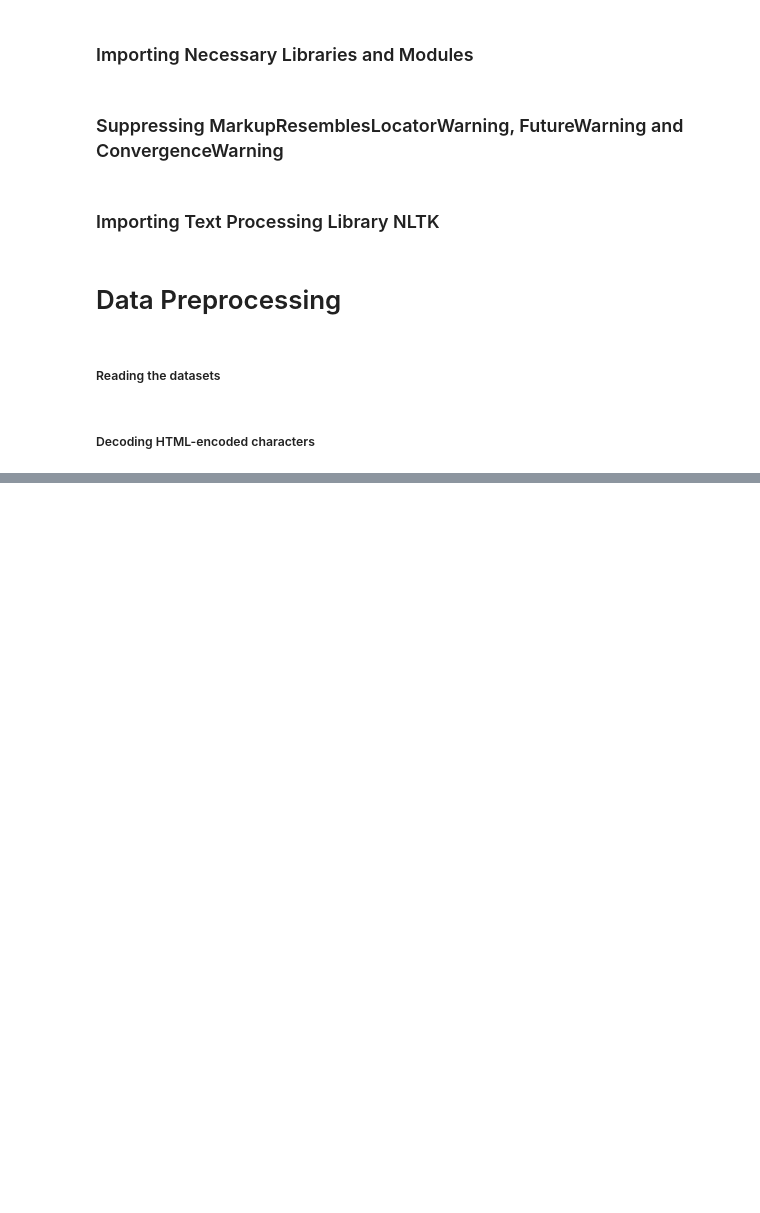
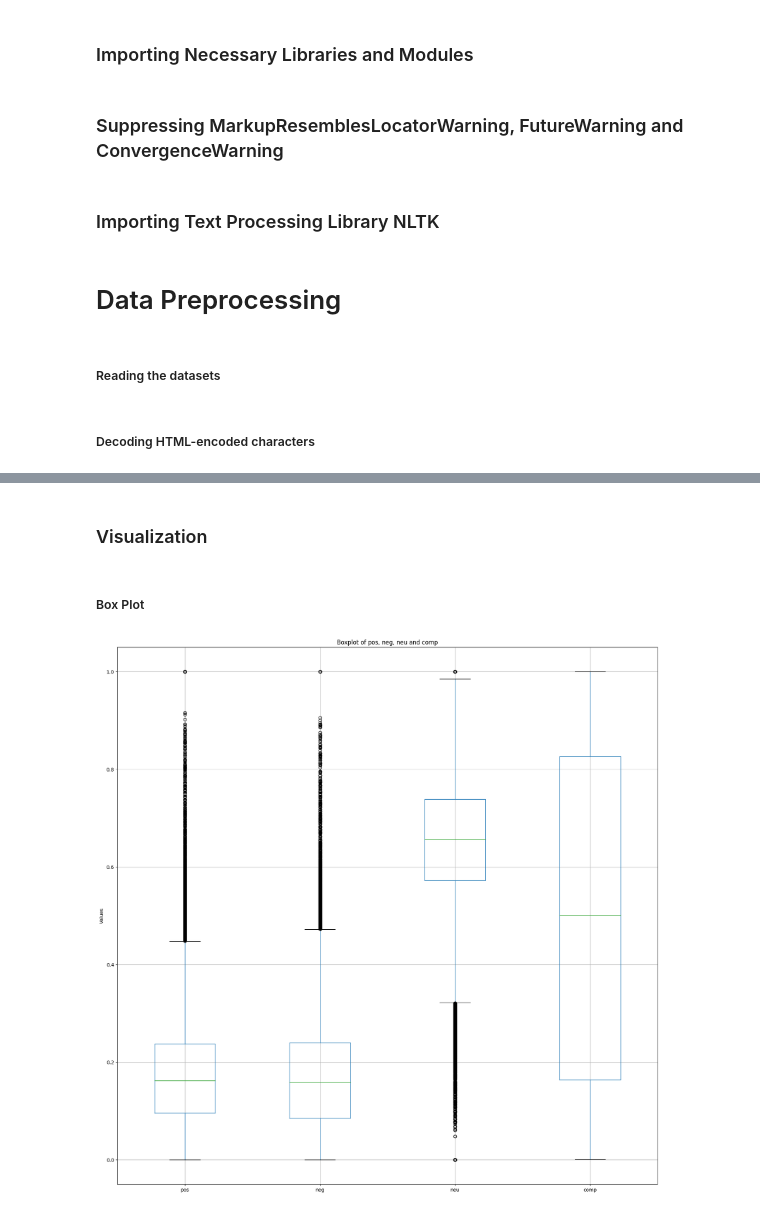
Before and after one commit to Rakesh9100/ML-Project-Drug-Review-Dataset, a Jupyter notebook: main.ipynb, the cells around one changed output, grey strips where cells are left out. Saved outputs shown, nothing was run; the diff lists cells and outputs as text; code cells hidden in the pictures; blank space fills up the shorter version.

Commit message:
Done Data Preprocessing, EDA (Stats) & EDA (Visualization: partial)

```diff
--- a/main.ipynb
+++ b/main.ipynb
@@ -296,0 +409,5 @@ test_df = pd.read_csv('C:\\Users\\harsh\\Desktop\\ML Projects\\GSSOC\\datasets_g
+# %%
+normalizer = MinMaxScaler()
+
+X_train = pd.DataFrame(normalizer.fit_transform(X_train))
+X_test = pd.DataFrame(normalizer.transform(X_test))
@@ -296,0 +446,4 @@ test_df = pd.read_csv('C:\\Users\\harsh\\Desktop\\ML Projects\\GSSOC\\datasets_g
+# %%
+X_train.columns = ['drugName', 'condition', 'usefulCount', 'pos', 'neg', 'neu', 'comp']
+
+X_test.columns = ['drugName', 'condition', 'usefulCount', 'pos', 'neg', 'neu', 'comp']
@@ -296,0 +454,4 @@ test_df = pd.read_csv('C:\\Users\\harsh\\Desktop\\ML Projects\\GSSOC\\datasets_g
+# %%
+train_df = pd.concat([X_train, Y_train], axis=1)
+
+train_df.describe()
@@ -296,0 +499,4 @@ test_df = pd.read_csv('C:\\Users\\harsh\\Desktop\\ML Projects\\GSSOC\\datasets_g
+# %%
+# Remove comp with 0 values
+
+train_df = train_df[train_df['comp'] != 0]
@@ -296,0 +542,14 @@ test_df = pd.read_csv('C:\\Users\\harsh\\Desktop\\ML Projects\\GSSOC\\datasets_g
+# %% [markdown]
+### Visualization
+# %% [markdown]
+##### Box Plot
+# %%
+featues = ['pos', 'neg', 'neu', 'comp']
+
+plt.figure(figsize=(20, 20))
+train_df.boxplot(column=featues)
+plt.title("Boxplot of {}, {}, {} and {}".format(*featues))
+plt.ylabel("Values")
+plt.show()
+# %% [output]
+[figure, added]
```
Also changed, not shown: parts of 91 cells of this notebook.
